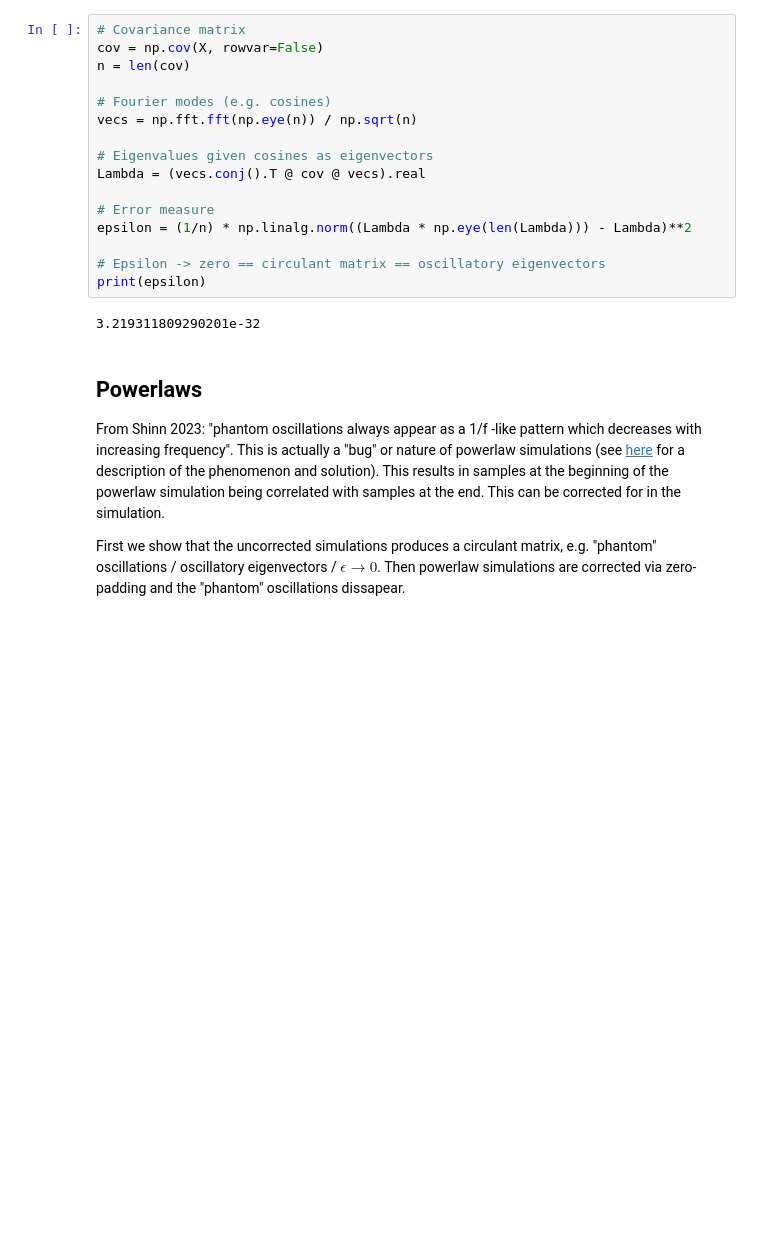
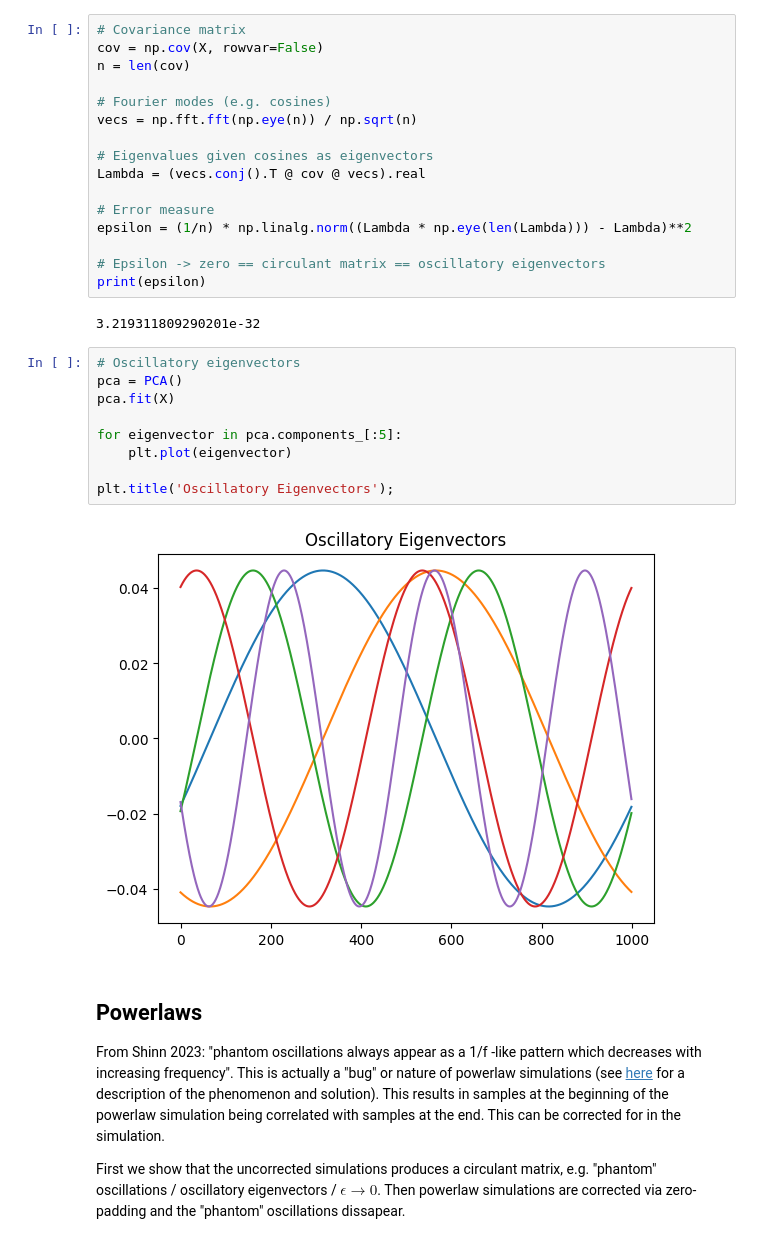
Before and after one commit to voytekresearch/oscillatory_eigenvectors, a Jupyter notebook: oscillatory_eigenvectors.ipynb, the cells around one changed output. Cells and saved outputs as stored; diff of their text form; blank space fills up the shorter version.

Commit message:
add pca plots

```diff
--- a/oscillatory_eigenvectors.ipynb
+++ b/oscillatory_eigenvectors.ipynb
@@ -77,6 +78,17 @@ epsilon = (1/n) * np.linalg.norm((Lambda * np.eye(len(Lambda))) - Lambda)**2
 print(epsilon)
 # %% [output]
 3.219311809290201e-32
+# %%
+# Oscillatory eigenvectors
+pca = PCA()
+pca.fit(X)
+
+for eigenvector in pca.components_[:5]:
+    plt.plot(eigenvector)
+
+plt.title('Oscillatory Eigenvectors');
+# %% [output]
+[figure, added]
 # %% [markdown]
 ## Powerlaws
 
```
Also changed, not shown: parts of 7 cells of this notebook.
